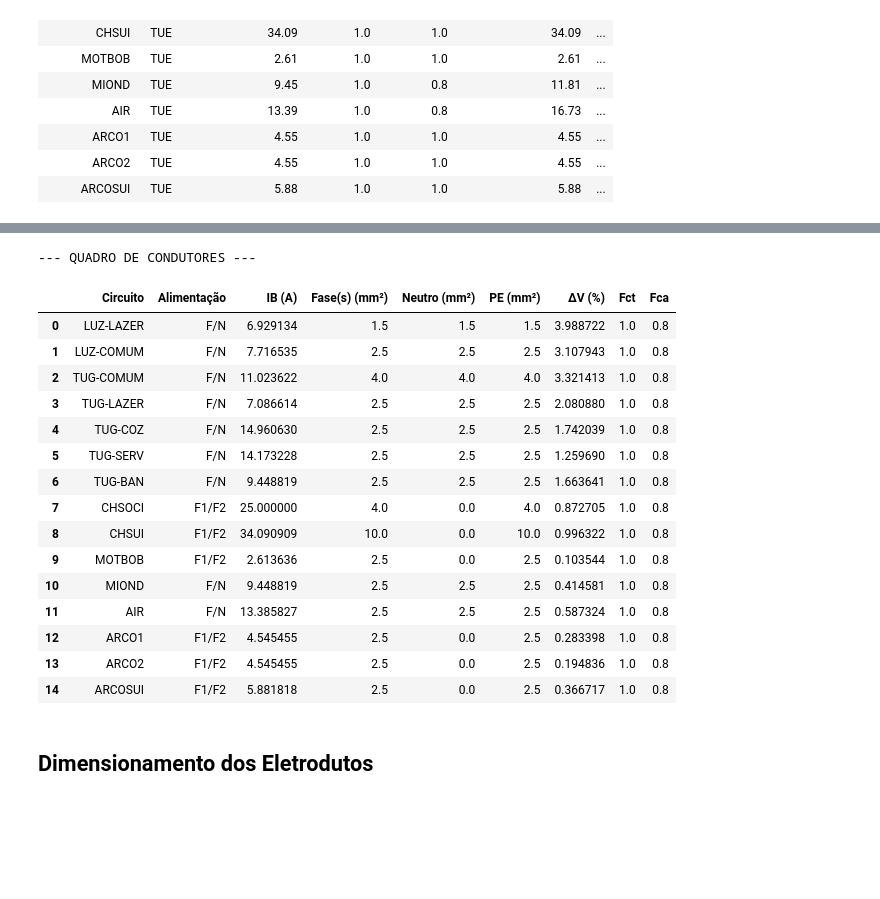
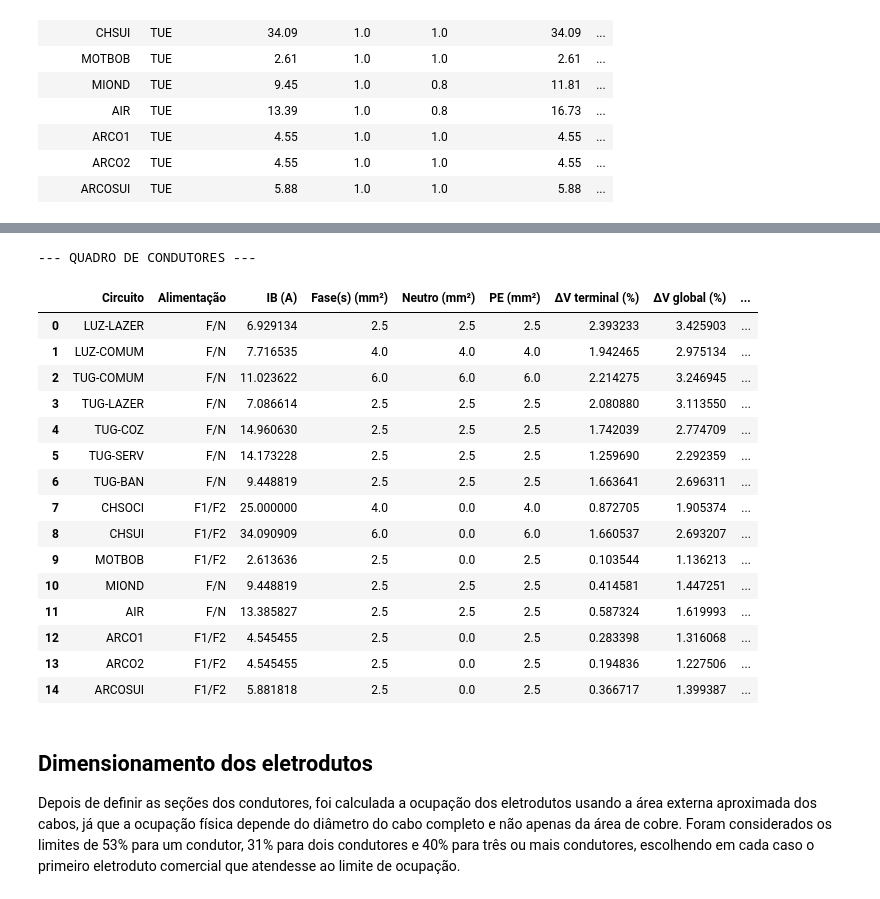
Before and after one commit to emotta3/Instalacoes, a Jupyter notebook: Trabalho/trabalho_inst_final.ipynb, the cells around one changed output, grey strips where cells are left out. Saved outputs shown, nothing was run; the diff lists cells and outputs as text; code cells hidden in the pictures; blank space fills up the shorter version.

```diff
--- a/Trabalho/Trabalho_Inst.ipynb
+++ b/Trabalho/trabalho_inst_final.ipynb
@@ -597,7 +554,7 @@ class Circuito:
         # Obtém o comprimento real em metros
         comprimento = self.calcular_comprimento_vizinho_mais_proximo(x_qdc, y_qdc, z_qdc)
         corrente_projeto = self.calcular_corrente_total()
-        rho = 0.01786  # Resistividade do cobre a 20°C (ohms*mm²/m)[cite: 4]
+        rho = 0.01786  # Resistividade do cobre a 20°C (ohms*mm²/m)
 
         # Identifica a seção mínima normativa de piso (ex: 1.5mm² ilum ou 2.5mm² tomadas)
         secao_piso = self.obter_secao_minima_normativa()
@@ -605,25 +562,22 @@ class Circuito:
         # A SEÇÃO DEFINITIVA não pode ser menor que o piso normativo NEM menor que a do critério de ampacidade
         secao_minima_exigida = max(secao_piso, secao_ampacidade)
 
-        # Fatores da Fórmula analítica da NBR 5410[cite: 3, 4]
-        if self.tensao <= 127:
-            fator_formula = 200
-        else:
-            fator_formula = 100 * math.sqrt(3)
+        # Todos os circuitos terminais deste projeto têm dois condutores carregados.
+        fator_formula = 200
 
-        # 1º Passo: Calcula a seção exata necessária apenas para a queda de tensão limite (ex: 4%)[cite: 3, 4]
+        # 1º Passo: Calcula a seção exata necessária apenas para a queda de tensão limite (ex: 4%)
         secao_calc_queda = (fator_formula * rho * comprimento * corrente_projeto) / (delta_v_adm_pct * self.tensao)
 
         secoes_padrao = [1.5, 2.5, 4.0, 6.0, 10.0, 16.0, 25.0, 35.0, 50.0]
         secao_escolhida = 50.0 # Valor de segurança padrão
 
-        # 2º Passo: Escolhe o cabo comercial que atende TODOS os critérios[cite: 3]
+        # 2º Passo: Escolhe o cabo comercial que atende TODOS os critérios
         for secao in secoes_padrao:
             if secao >= secao_calc_queda and secao >= secao_minima_exigida:
                 secao_escolhida = secao
                 break
 
-        # 3º Passo: Calcula a Queda de Tensão Real (%) com o cabo comercial escolhido[cite: 3, 4]
+        # 3º Passo: Calcula a Queda de Tensão Real (%) com o cabo comercial escolhido
         if secao_escolhida > 0:
             queda_tensao_real_pct = (fator_formula * rho * comprimento * corrente_projeto) / (secao_escolhida * self.tensao)
         else:
@@ -664,13 +618,13 @@ class Circuito:
         Dimensiona o condutor de Proteção (PE) conforme o método simplificado
         (Tabela 58 da NBR 5410), admitindo condutores do mesmo material (Cobre).
         """
-        # Para fases até 16 mm², o PE é igual à fase[cite: 5]
+        # Para fases até 16 mm², o PE é igual à fase
         if secao_fase <= 16.0:
             return secao_fase
-        # Para fases entre 16 e 35 mm², o PE é fixado em 16 mm²[cite: 5]
+        # Para fases entre 16 e 35 mm², o PE é fixado em 16 mm²
         elif 16.0 < secao_fase <= 35.0:
             return 16.0
-        # Para fases maiores que 35 mm², o PE é a metade da fase[cite: 5]
+        # Para fases maiores que 35 mm², o PE é a metade da fase
         else:
             secao_calc_pe = secao_fase / 2.0
 
@@ -765,10 +719,9 @@ class Circuito:
                     disjuntor_escolhido = in_val
                     break
 
-        # Definição da curva de atuação (Curva C é padrão para cargas resistivas e tomadas;
-        # Curva B para cargas puramente resistivas longas; Curva D para motores e cargas indutivas pesadas)
-        tipo = str(self.tipo).strip().casefold()
-        if "motor" in tipo or "tue" in tipo:
+        # Curva D fica reservada à motobomba de partida direta.
+        nome = str(self.nome).strip().casefold()
+        if "mot" in nome:
             curva = "Curva D"
         else:
             curva = "Curva C"
@@ -915,8 +889,8 @@ carga_coz_t1 = Carga("TUG 1", 600, x=5.0, y=5.5 , z=media, categoria="a")
 carga_coz_t2 = Carga("TUG 2", 600, x=6.0, y=5.5 , z=media, categoria="a")
 carga_coz_t3 = Carga("TUG 3", 600, x=7.0, y=2.75, z=media, categoria="a")
 carga_coz_t4 = Carga("TUG 4", 100, x=4.0, y=2.75, z=baixa, categoria="a")
-carga_forno = Carga("Micro-Ondas (TUE)", P_micro, x=4.0, y=3.5, z=0, categoria="e")
-carga_air = Carga("Air-Fryer (TUE)", P_airfryer, x=4.0, y=3.5, z=0, categoria="e")
+carga_forno = Carga("Micro-Ondas (TUE)", P_micro, x=4.0, y=3.5, z=0, categoria="a")
+carga_air = Carga("Air-Fryer (TUE)", P_airfryer, x=4.0, y=3.5, z=0, categoria="a")
 
 # Criando cargas Garagem (220 VA total)
 carga_gara_l1 = Carga("Luz Teto 1", 110, x=8.5, y=1.5, z=2.7, categoria="a")
@@ -1924,49 +1867,52 @@ Circuitos que precisaram aumento de seção por queda de tensão:
 # %%
-# 127 V = F+N+PE; 220 V fase-fase = F+F+PE.
+# Em 127 V temos F+N+PE, enquanto em 220 V temos F+F+PE.
 linhas_condutores = []
 for circuito in circuitos_projeto:
     d = df_etapa4_corrigido.loc[df_etapa4_corrigido["Circuito"] == circuito.nome].iloc[0]
     Sfase = float(d["Seção final (mm²)"])
     eh_220 = circuito.tensao == 220
 
     Sneutro = 0.0 if eh_220 else Sfase
     num_fases = 2 if eh_220 else 1
     ativos = "F1/F2" if eh_220 else "F/N"
     SPE = circuito.calcular_secao_pe(Sfase)
 
     linhas_condutores.append({
         "Circuito": circuito.nome,
         "Alimentação": ativos,
         "IB (A)": d["IB (A)"],
         "Fase(s) (mm²)": Sfase,
         "Neutro (mm²)": Sneutro,
         "PE (mm²)": SPE,
-        "ΔV (%)": d["ΔV (%)"],
-        "Fct": Fct_final,
-        "Fca": Fca_final,
+        "ΔV terminal (%)": d["ΔV terminal (%)"],
+        "ΔV global (%)": d["ΔV global (%)"],
+        "Fct": d["Fct"],
+        "Fca": d["Fca"],
     })
 
 df_condutores_corrigido = pd.DataFrame(linhas_condutores)
 print("--- QUADRO DE CONDUTORES ---")
 display(df_condutores_corrigido)
 # %% [output]
 --- QUADRO DE CONDUTORES ---
-|  | Circuito | Alimentação | IB (A) | Fase(s) (mm²) | Neutro (mm²) | PE (mm²) | ΔV (%) | Fct | Fca |
-| 0 | LUZ-LAZER | F/N | 6.929134 | 1.5 | 1.5 | 1.5 | 3.988722 | 1.0 | 0.8 |
-| 1 | LUZ-COMUM | F/N | 7.716535 | 2.5 | 2.5 | 2.5 | 3.107943 | 1.0 | 0.8 |
-| 2 | TUG-COMUM | F/N | 11.023622 | 4.0 | 4.0 | 4.0 | 3.321413 | 1.0 | 0.8 |
-| 3 | TUG-LAZER | F/N | 7.086614 | 2.5 | 2.5 | 2.5 | 2.080880 | 1.0 | 0.8 |
-| 4 | TUG-COZ | F/N | 14.960630 | 2.5 | 2.5 | 2.5 | 1.742039 | 1.0 | 0.8 |
-| 5 | TUG-SERV | F/N | 14.173228 | 2.5 | 2.5 | 2.5 | 1.259690 | 1.0 | 0.8 |
-| 6 | TUG-BAN | F/N | 9.448819 | 2.5 | 2.5 | 2.5 | 1.663641 | 1.0 | 0.8 |
-| 7 | CHSOCI | F1/F2 | 25.000000 | 4.0 | 0.0 | 4.0 | 0.872705 | 1.0 | 0.8 |
-| 8 | CHSUI | F1/F2 | 34.090909 | 10.0 | 0.0 | 10.0 | 0.996322 | 1.0 | 0.8 |
-| 9 | MOTBOB | F1/F2 | 2.613636 | 2.5 | 0.0 | 2.5 | 0.103544 | 1.0 | 0.8 |
-| 10 | MIOND | F/N | 9.448819 | 2.5 | 2.5 | 2.5 | 0.414581 | 1.0 | 0.8 |
-| 11 | AIR | F/N | 13.385827 | 2.5 | 2.5 | 2.5 | 0.587324 | 1.0 | 0.8 |
-| 12 | ARCO1 | F1/F2 | 4.545455 | 2.5 | 0.0 | 2.5 | 0.283398 | 1.0 | 0.8 |
-| 13 | ARCO2 | F1/F2 | 4.545455 | 2.5 | 0.0 | 2.5 | 0.194836 | 1.0 | 0.8 |
-| 14 | ARCOSUI | F1/F2 | 5.881818 | 2.5 | 0.0 | 2.5 | 0.366717 | 1.0 | 0.8 |
+|  | Circuito | Alimentação | IB (A) | Fase(s) (mm²) | Neutro (mm²) | PE (mm²) | ΔV terminal (%) | ΔV global (%) | ... |
+| 0 | LUZ-LAZER | F/N | 6.929134 | 2.5 | 2.5 | 2.5 | 2.393233 | 3.425903 | ... |
+| 1 | LUZ-COMUM | F/N | 7.716535 | 4.0 | 4.0 | 4.0 | 1.942465 | 2.975134 | ... |
+| 2 | TUG-COMUM | F/N | 11.023622 | 6.0 | 6.0 | 6.0 | 2.214275 | 3.246945 | ... |
+| 3 | TUG-LAZER | F/N | 7.086614 | 2.5 | 2.5 | 2.5 | 2.080880 | 3.113550 | ... |
+| 4 | TUG-COZ | F/N | 14.960630 | 2.5 | 2.5 | 2.5 | 1.742039 | 2.774709 | ... |
+| 5 | TUG-SERV | F/N | 14.173228 | 2.5 | 2.5 | 2.5 | 1.259690 | 2.292359 | ... |
+| 6 | TUG-BAN | F/N | 9.448819 | 2.5 | 2.5 | 2.5 | 1.663641 | 2.696311 | ... |
+| 7 | CHSOCI | F1/F2 | 25.000000 | 4.0 | 0.0 | 4.0 | 0.872705 | 1.905374 | ... |
+| 8 | CHSUI | F1/F2 | 34.090909 | 6.0 | 0.0 | 6.0 | 1.660537 | 2.693207 | ... |
+| 9 | MOTBOB | F1/F2 | 2.613636 | 2.5 | 0.0 | 2.5 | 0.103544 | 1.136213 | ... |
+| 10 | MIOND | F/N | 9.448819 | 2.5 | 2.5 | 2.5 | 0.414581 | 1.447251 | ... |
+| 11 | AIR | F/N | 13.385827 | 2.5 | 2.5 | 2.5 | 0.587324 | 1.619993 | ... |
+| 12 | ARCO1 | F1/F2 | 4.545455 | 2.5 | 0.0 | 2.5 | 0.283398 | 1.316068 | ... |
+| 13 | ARCO2 | F1/F2 | 4.545455 | 2.5 | 0.0 | 2.5 | 0.194836 | 1.227506 | ... |
+| 14 | ARCOSUI | F1/F2 | 5.881818 | 2.5 | 0.0 | 2.5 | 0.366717 | 1.399387 | ... |
 # %% [markdown]
-## Dimensionamento dos Eletrodutos
+## Dimensionamento dos eletrodutos
+
+Depois de definir as seções dos condutores, foi calculada a ocupação dos eletrodutos usando a área externa aproximada dos cabos, já que a ocupação física depende do diâmetro do cabo completo e não apenas da área de cobre. Foram considerados os limites de 53% para um condutor, 31% para dois condutores e 40% para três ou mais condutores, escolhendo em cada caso o primeiro eletroduto comercial que atendesse ao limite de ocupação.
 # %%
```
Also changed, not shown: parts of 44 cells of this notebook, 2 other files.
